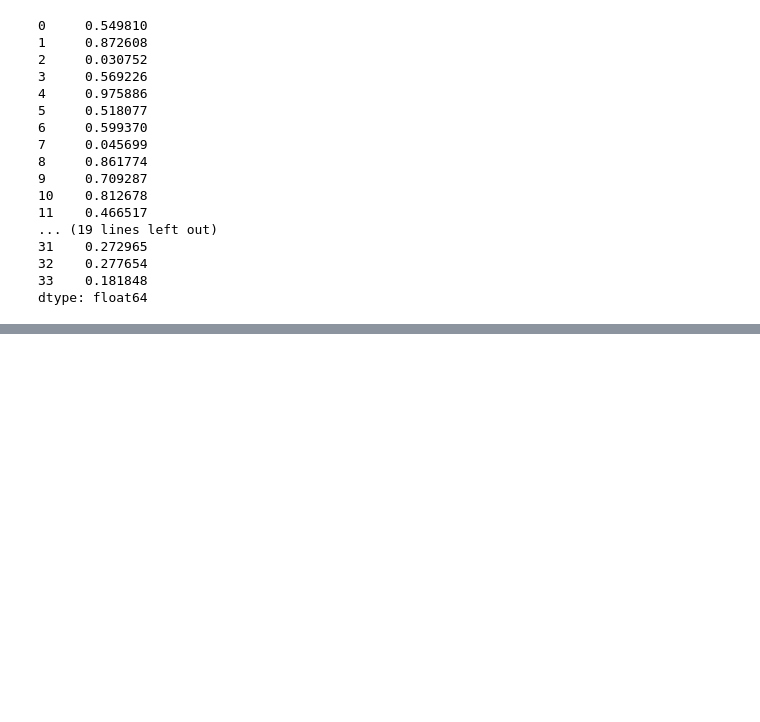
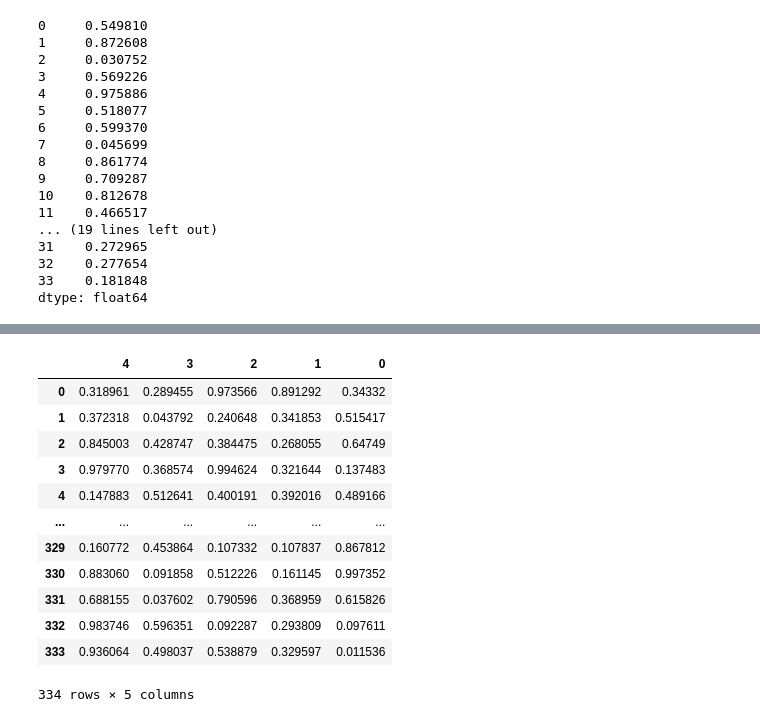
Before and after one commit to shruti-1102/zero-to-analyst, a Jupyter notebook: pandas-tut.ipynb, the cells around one changed output, grey strips where cells are left out. Saved outputs shown, nothing was run; the diff lists cells and outputs as text; code cells hidden in the pictures; blank space fills up the shorter version.

```diff
--- a/pandas-tut.ipynb
+++ b/pandas-tut.ipynb
@@ -127,0 +217,16 @@ type(newdf)
+# %%
+newdf.sort_index(axis=1, ascending=False)
+# %% [output]
+|  | 4 | 3 | 2 | 1 | 0 |
+| 0 | 0.318961 | 0.289455 | 0.973566 | 0.891292 | 0.34332 |
+| 1 | 0.372318 | 0.043792 | 0.240648 | 0.341853 | 0.515417 |
+| 2 | 0.845003 | 0.428747 | 0.384475 | 0.268055 | 0.64749 |
+| 3 | 0.979770 | 0.368574 | 0.994624 | 0.321644 | 0.137483 |
+| 4 | 0.147883 | 0.512641 | 0.400191 | 0.392016 | 0.489166 |
+| ... | ... | ... | ... | ... | ... |
+| 329 | 0.160772 | 0.453864 | 0.107332 | 0.107837 | 0.867812 |
+| 330 | 0.883060 | 0.091858 | 0.512226 | 0.161145 | 0.997352 |
+| 331 | 0.688155 | 0.037602 | 0.790596 | 0.368959 | 0.615826 |
+| 332 | 0.983746 | 0.596351 | 0.092287 | 0.293809 | 0.097611 |
+| 333 | 0.936064 | 0.498037 | 0.538879 | 0.329597 | 0.011536 |
+334 rows × 5 columns
```
Also changed, not shown: parts of 23 cells of this notebook.
